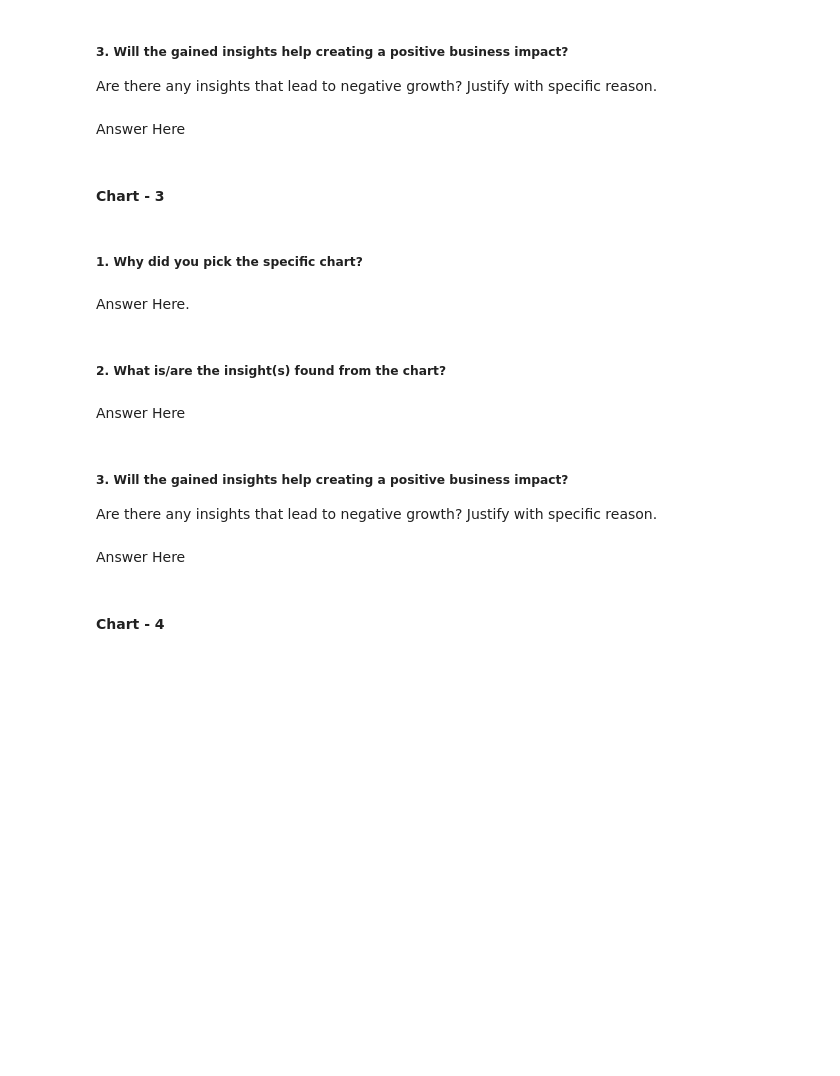
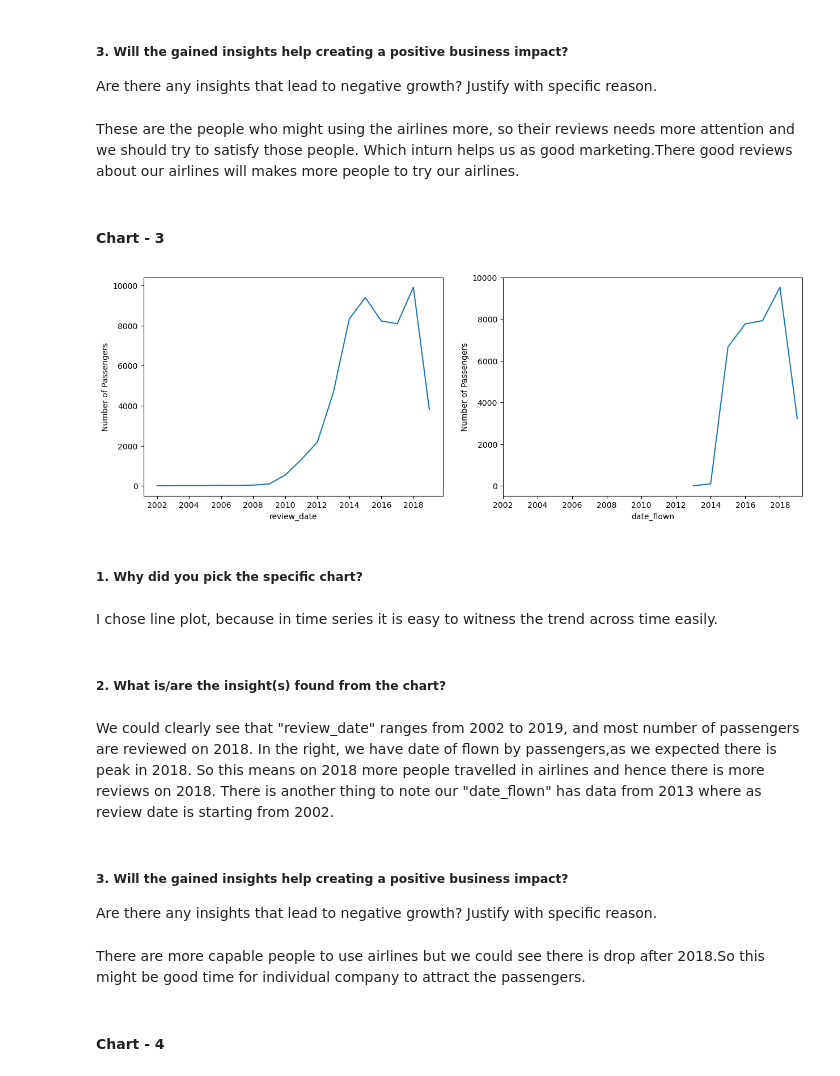
Before and after one commit to balaji-89/Airline_Passenger_Referral_Prediction, a Jupyter notebook: Solution/PassengerReferral.ipynb, the cells around one changed output. Saved outputs shown, nothing was run; the diff lists cells and outputs as text; code cells hidden in the pictures; blank space fills up the shorter version.

```diff
--- a/Solution/PassengerReferral.ipynb
+++ b/Solution/PassengerReferral.ipynb
@@ -475,7 +467,7 @@ Answer Here
 # %% [markdown]
 ##### 3. Will the gained insights help creating a positive business impact?
 Are there any insights that lead to negative growth? Justify with specific reason.
-# %% [markdown]
-Answer Here
+# %% [markdown]
+These are the people who might using the airlines more, so their reviews needs more attention and we should try to satisfy those people. Which inturn helps us as good marketing.There good reviews about our airlines will makes more people to try our airlines.
 # %% [markdown]
 #### Chart - 3
@@ -484,16 +474,27 @@ Answer Here
+# %%
+# Chart - 3 visualization code
+plt.figure(figsize=(15,5))
+plt.subplot(1,2,1)
+df.groupby(df.review_date.dt.year)['index'].count().plot(ylabel='Number of Passengers',xticks=range(2002,2020,2))
+
+plt.subplot(1,2,2)
+df.groupby(df.date_flown.dt.year)['index'].count().plot(ylabel='Number of Passengers',xticks=range(2002,2020,2))
+plt.show()
+# %% [output]
+[figure, added]
 # %% [markdown]
 ##### 1. Why did you pick the specific chart?
-# %% [markdown]
-Answer Here.
+# %% [markdown]
+I chose line plot, because in time series it is easy to witness the trend across time easily.
 # %% [markdown]
 ##### 2. What is/are the insight(s) found from the chart?
-# %% [markdown]
-Answer Here
+# %% [markdown]
+We could clearly see that "review_date" ranges from 2002 to 2019, and most number of passengers are reviewed on 2018. In the right, we have date of flown by passengers,as we expected there is peak in 2018. So this means on 2018 more people travelled in airlines and hence there is more reviews on 2018. There is another thing to note our "date_flown" has data from 2013 where as review date is starting from 2002.
 # %% [markdown]
 ##### 3. Will the gained insights help creating a positive business impact?
 Are there any insights that lead to negative growth? Justify with specific reason.
-# %% [markdown]
-Answer Here
+# %% [markdown]
+There are more capable people to use airlines but we could see there is drop after 2018.So this might be good time for individual company to attract the passengers.
 # %% [markdown]
 #### Chart - 4
 # %%
```
Also changed, not shown: parts of 66 cells of this notebook.
